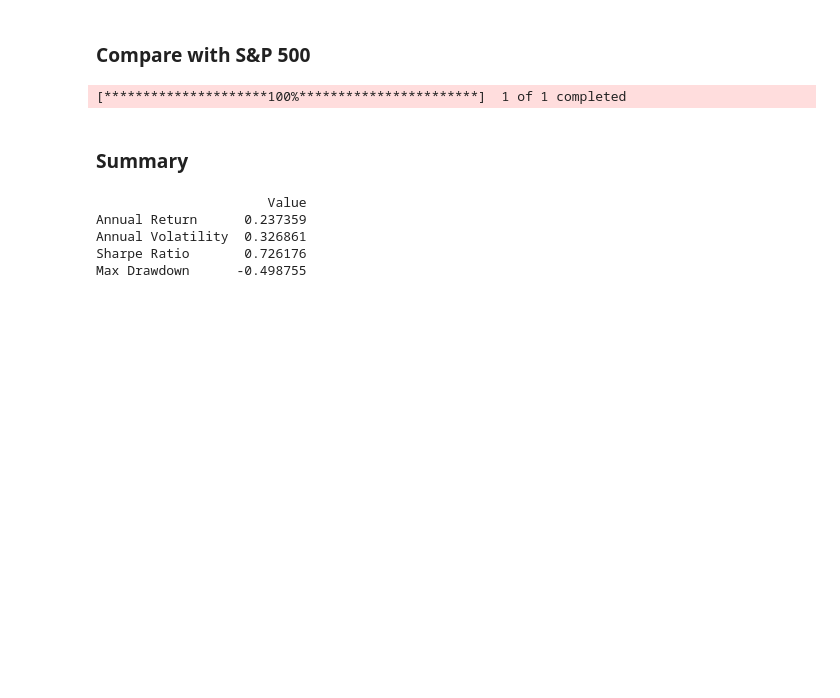
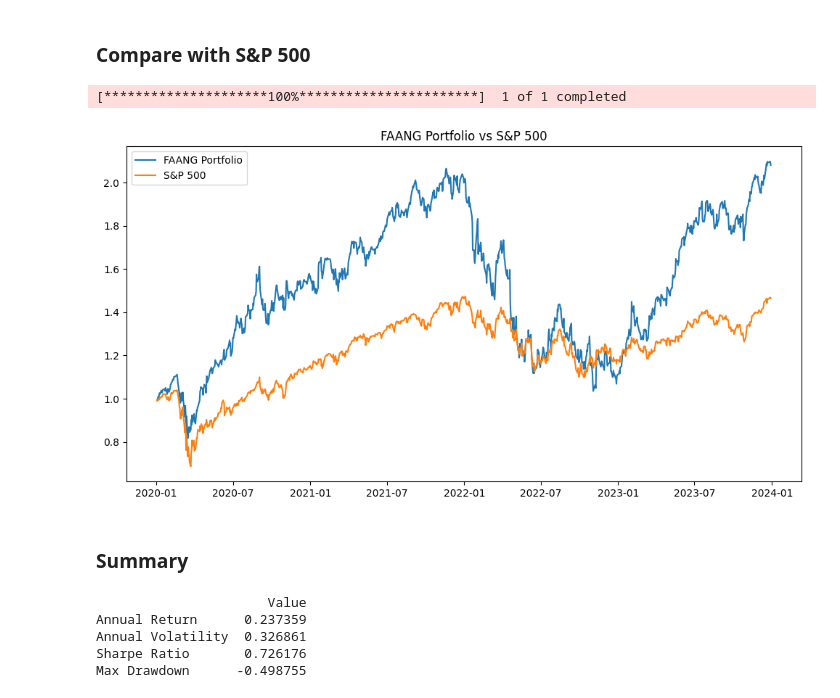
Before and after one commit to SanyaNanda/Machine-Learning, a Jupyter notebook: portfolio_return_risk_analysis.ipynb, the cells around one changed output. Saved outputs shown, nothing was run; the diff lists cells and outputs as text; code cells hidden in the pictures; blank space fills up the shorter version.

```diff
--- a/portfolio_return_risk_analysis.ipynb
+++ b/portfolio_return_risk_analysis.ipynb
@@ -108,6 +137,15 @@ fig.update_layout(title='FAANG Portfolio vs S&P 500',xaxis_title='Date', yaxis_t
 fig.show()
 # %% [output]
 [*********************100%***********************]  1 of 1 completed
+# %%
+plt.figure(figsize=(12, 6))
+plt.plot(portfolio_cum_returns, label='FAANG Portfolio')
+plt.plot(benchmark_cum_returns, label='S&P 500')
+plt.title("FAANG Portfolio vs S&P 500")
+plt.legend()
+plt.show()
+# %% [output]
+[figure, added]
 # %% [markdown]
 ### Summary
 # %%
```
Also changed, not shown: parts of 5 cells of this notebook.
